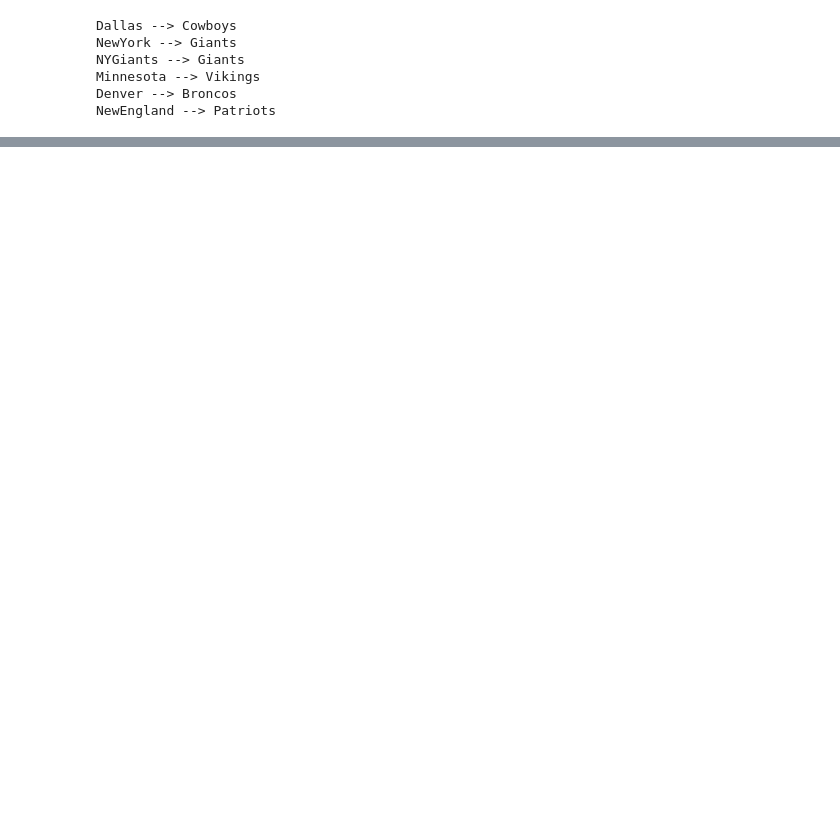
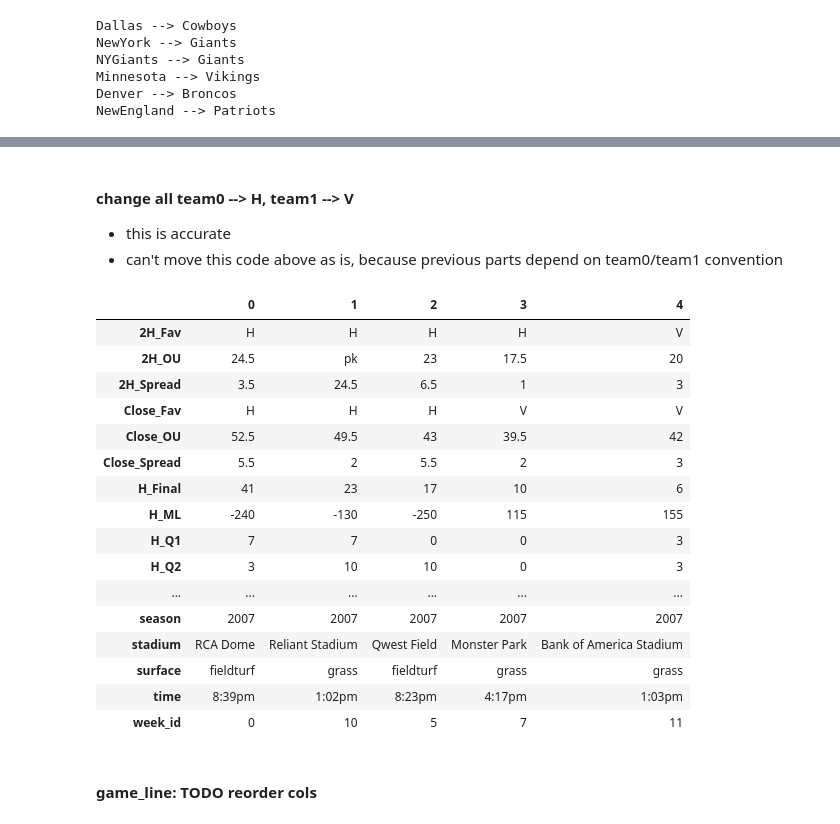
Before and after one commit to joshplotkin/modeling-football-outcomes-2019, a Jupyter notebook: public01_write_tables.ipynb, the cells around one changed output, grey strips where cells are left out. Cells and saved outputs as stored; diff of their text form; code cells hidden in the pictures; blank space fills up the shorter version.

```diff
--- a/public01_write_tables.ipynb
+++ b/public01_write_tables.ipynb
@@ -491,0 +873,13 @@ spark.createDataFrame(line_sdf).write.mode('overwrite').saveAsTable('line')
+# %%
+## roof and surface are game metadata since it can change
+## within a season
+key = ['stadium']
+stadium_fields = [
+    'stadium_link','lat','long',
+    'timezone','stadium_home_team'
+]
+
+stadium_df = base_df[key + stadium_fields].drop_duplicates()
+## assert stadium name is unique
+assert stadium_df.groupby(key).size().max() == 1
+stadium_df.head()
@@ -491,0 +904,53 @@ spark.createDataFrame(line_sdf).write.mode('overwrite').saveAsTable('line')
+# %%
+base_df_remaining = set(base_df_remaining) \
+                    - set(stadium_fields) \
+                    | set(key)
+# %% [markdown]
+#### change all team0 --> H, team1 --> V
+* this is accurate
+* can't move this code above as is, because previous parts depend on team0/team1 convention
+# %%
+## rename team0 and team1 to H and V
+team_fields = filter(
+    lambda x: x.startswith('team0_') or x.startswith('team1_'),
+    base_df.columns
+)
+
+team_field_rename = dict(
+    map(
+        lambda x: (x, x.replace('team0_','H_').replace('team1_','V_')),
+        team_fields
+    )
+)
+
+team_field_rename['team0'] = 'H_team'
+team_field_rename['team1'] = 'V_team'
+
+base_df.rename(columns=team_field_rename, inplace=True)
+# %%
+## make same changes in list of remaining cols
+base_df_remaining = map(
+    lambda x: team_field_rename.get(x, x), base_df_remaining
+)
+# %%
+base_df[sorted(list(base_df_remaining))].head().T
+# %% [output]
+|  | 0 | 1 | 2 | 3 | 4 |
+| 2H_Fav | H | H | H | H | V |
+| 2H_OU | 24.5 | pk | 23 | 17.5 | 20 |
+| 2H_Spread | 3.5 | 24.5 | 6.5 | 1 | 3 |
+| Close_Fav | H | H | H | V | V |
+| Close_OU | 52.5 | 49.5 | 43 | 39.5 | 42 |
+| Close_Spread | 5.5 | 2 | 5.5 | 2 | 3 |
+| H_Final | 41 | 23 | 17 | 10 | 6 |
+| H_ML | -240 | -130 | -250 | 115 | 155 |
+| H_Q1 | 7 | 7 | 0 | 0 | 3 |
+| H_Q2 | 3 | 10 | 10 | 0 | 3 |
+| ... | ... | ... | ... | ... | ... |
+| season | 2007 | 2007 | 2007 | 2007 | 2007 |
+| stadium | RCA Dome | Reliant Stadium | Qwest Field | Monster Park | Bank of America Stadium |
+| surface | fieldturf | grass | fieldturf | grass | grass |
+| time | 8:39pm | 1:02pm | 8:23pm | 4:17pm | 1:03pm |
+| week_id | 0 | 10 | 5 | 7 | 11 |
+# %% [markdown]
+#### __game_line__: TODO reorder cols
```
Also changed, not shown: parts of 167 cells of this notebook, 1 other file.
